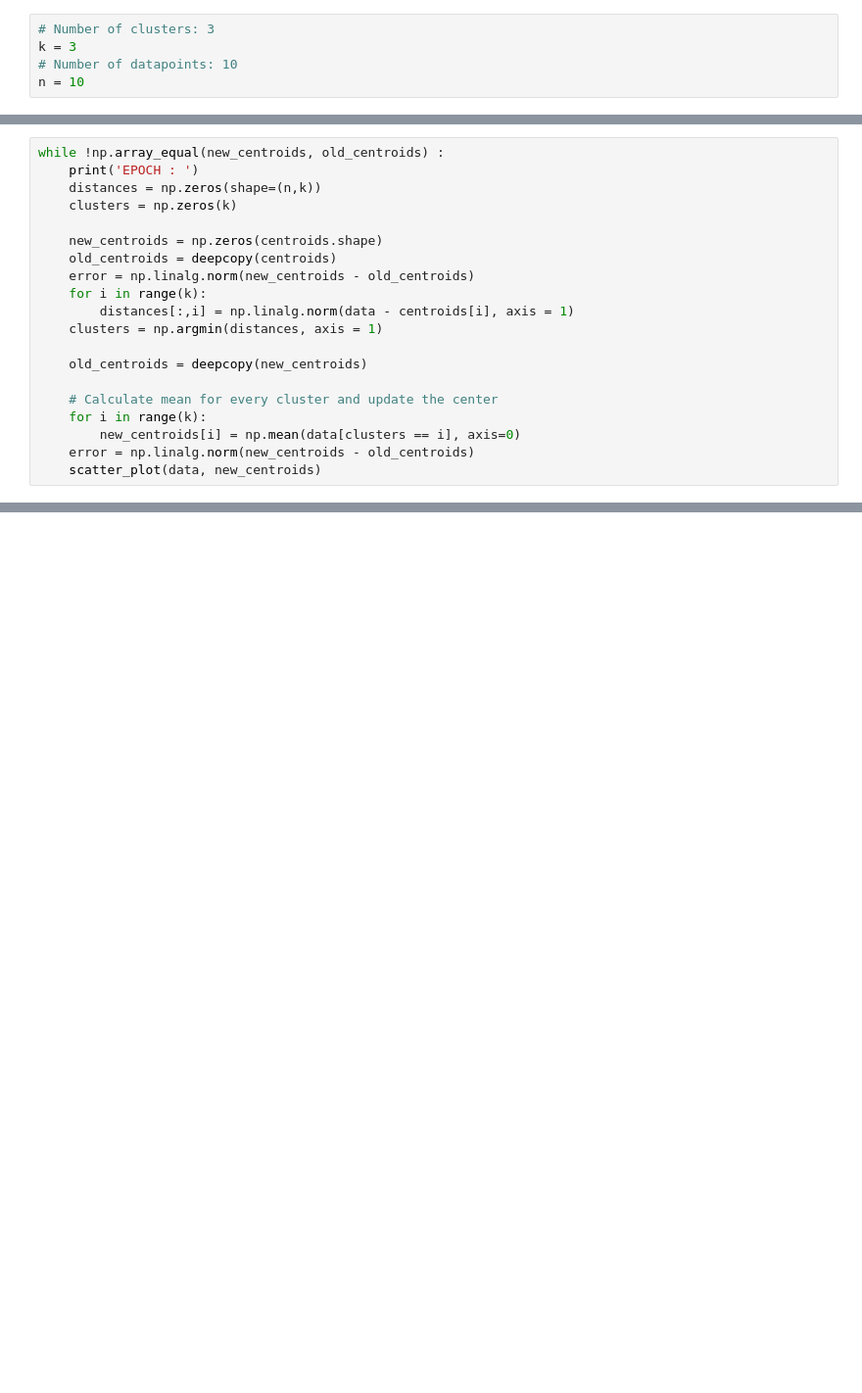
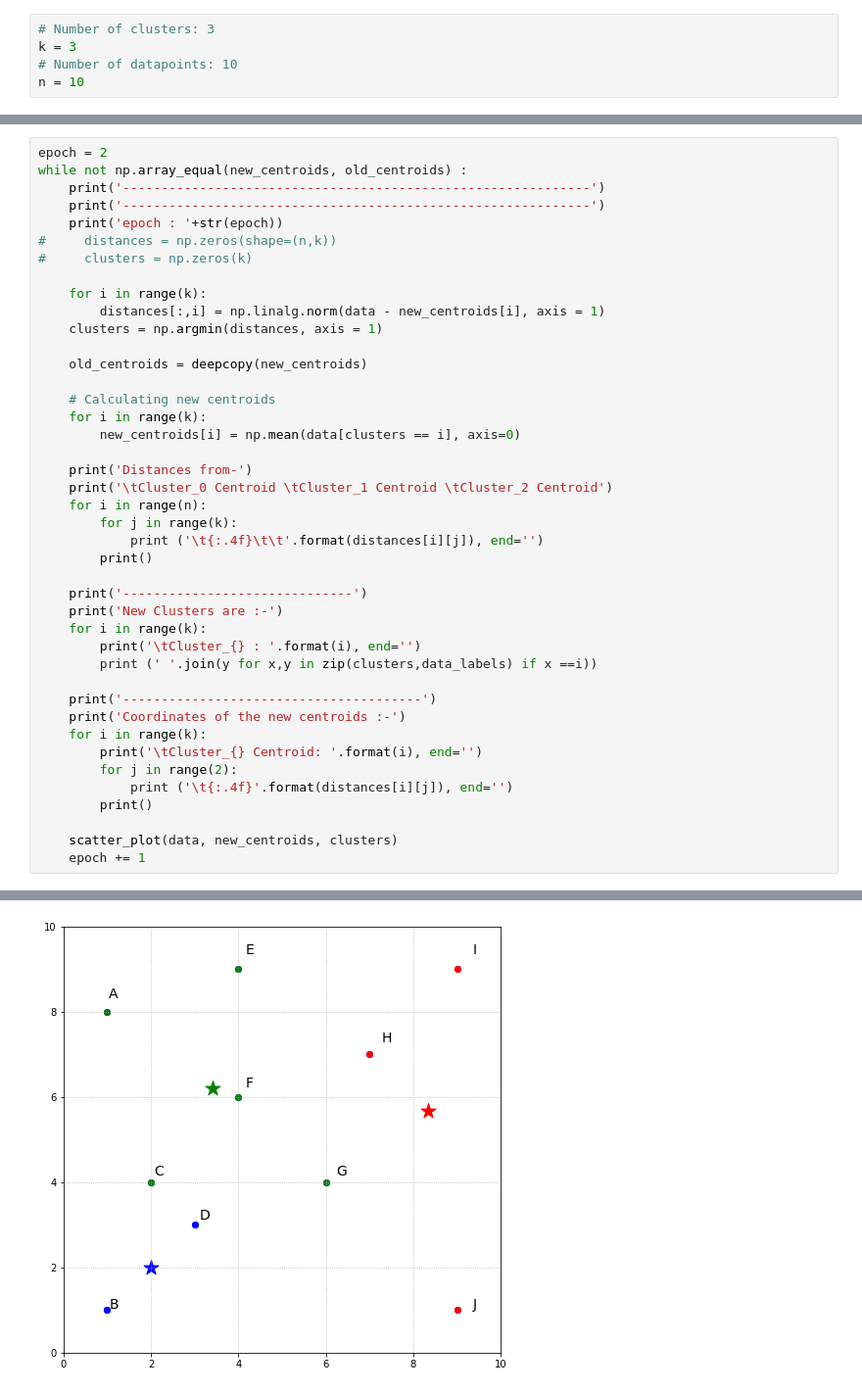
Before and after one commit to khantilchoksi/Automated-Learning-and-Data-Analysis, a Jupyter notebook: CSC522_HW4/Q1.ipynb, the cells around one changed output, grey strips where cells are left out. Shown: that part at 98% size. Saved outputs shown, nothing was run; the diff lists cells and outputs as text; blank space fills up the shorter version.

```diff
--- a/CSC522_HW4/Q1.ipynb
+++ b/CSC522_HW4/Q1.ipynb
@@ -118,20 +122,0 @@ scatter_plot(data, new_centroids)
-# %%
-while !np.array_equal(new_centroids, old_centroids) :
-    print('EPOCH : ')
-    distances = np.zeros(shape=(n,k))
-    clusters = np.zeros(k)
-
-    new_centroids = np.zeros(centroids.shape)
-    old_centroids = deepcopy(centroids)
-    error = np.linalg.norm(new_centroids - old_centroids)
-    for i in range(k):
-        distances[:,i] = np.linalg.norm(data - centroids[i], axis = 1)
-    clusters = np.argmin(distances, axis = 1)
-
-    old_centroids = deepcopy(new_centroids)
-
-    # Calculate mean for every cluster and update the center
-    for i in range(k):
-        new_centroids[i] = np.mean(data[clusters == i], axis=0)
-    error = np.linalg.norm(new_centroids - old_centroids)
-    scatter_plot(data, new_centroids)
@@ -137,0 +125,43 @@ while !np.array_equal(new_centroids, old_centroids) :
+# %%
+epoch = 2
+while not np.array_equal(new_centroids, old_centroids) :
+    print('-------------------------------------------------------------')
+    print('-------------------------------------------------------------')
+    print('epoch : '+str(epoch))
+#     distances = np.zeros(shape=(n,k))
+#     clusters = np.zeros(k)
+
+    for i in range(k):
+        distances[:,i] = np.linalg.norm(data - new_centroids[i], axis = 1)
+    clusters = np.argmin(distances, axis = 1)
+
+    old_centroids = deepcopy(new_centroids)
+
+    # Calculating new centroids
+    for i in range(k):
+        new_centroids[i] = np.mean(data[clusters == i], axis=0)
+
+    print('Distances from-')
+    print('\tCluster_0 Centroid \tCluster_1 Centroid \tCluster_2 Centroid')
+    for i in range(n):
+        for j in range(k):
+            print ('\t{:.4f}\t\t'.format(distances[i][j]), end='')
+        print()
+
+    print('------------------------------')
+    print('New Clusters are :-')
+    for i in range(k):
+        print('\tCluster_{} : '.format(i), end='')
+        print (' '.join(y for x,y in zip(clusters,data_labels) if x ==i))
+
+    print('---------------------------------------')
+    print('Coordinates of the new centroids :-')
+    for i in range(k):
+        print('\tCluster_{} Centroid: '.format(i), end='')
+        for j in range(2):
+            print ('\t{:.4f}'.format(distances[i][j]), end='')
+        print()
+
+    scatter_plot(data, new_centroids, clusters)
+    epoch += 1
+# %% [output]
@@ -137,0 +185 @@ while !np.array_equal(new_centroids, old_centroids) :
+[figure, added]
```
Also changed, not shown: parts of 12 cells of this notebook.
